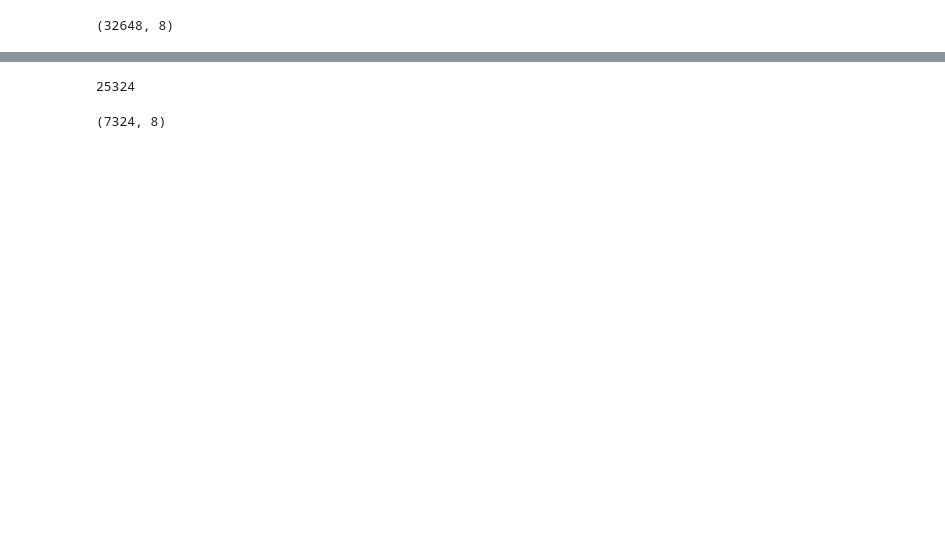
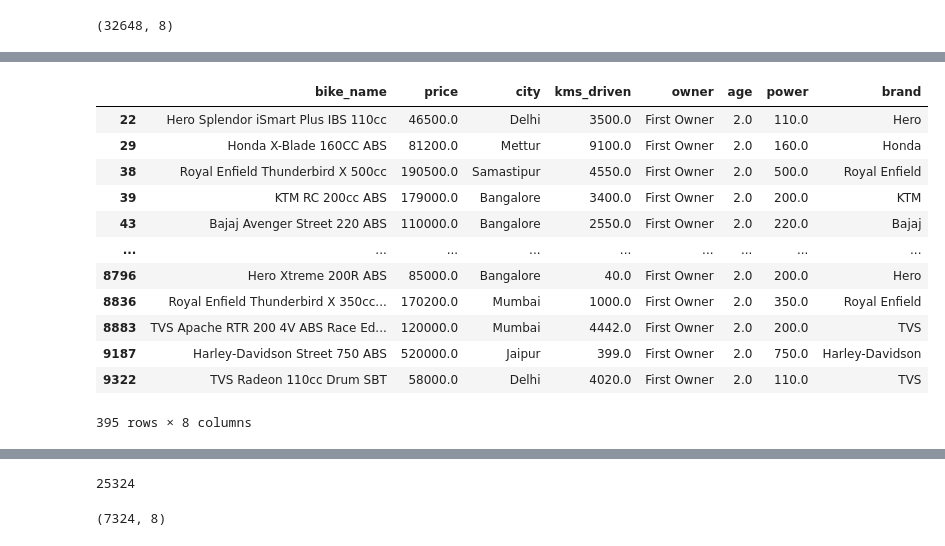
Before and after one commit to Harshit-Kandoi/upflairs, a Jupyter notebook: Pandas 2.0.ipynb, the cells around one changed output, grey strips where cells are left out. Saved outputs shown, nothing was run; the diff lists cells and outputs as text; code cells hidden in the pictures; blank space fills up the shorter version.

```diff
--- a/Pandas 2.0.ipynb
+++ b/Pandas 2.0.ipynb
@@ -80,0 +311,16 @@ df.shape
+# %%
+df[df['age']<=2]    # data is filtering with conditions of age
+# %% [output]
+|  | bike_name | price | city | kms_driven | owner | age | power | brand |
+| 22 | Hero Splendor iSmart Plus IBS 110cc | 46500.0 | Delhi | 3500.0 | First Owner | 2.0 | 110.0 | Hero |
+| 29 | Honda X-Blade 160CC ABS | 81200.0 | Mettur | 9100.0 | First Owner | 2.0 | 160.0 | Honda |
+| 38 | Royal Enfield Thunderbird X 500cc | 190500.0 | Samastipur | 4550.0 | First Owner | 2.0 | 500.0 | Royal Enfield |
+| 39 | KTM RC 200cc ABS | 179000.0 | Bangalore | 3400.0 | First Owner | 2.0 | 200.0 | KTM |
+| 43 | Bajaj Avenger Street 220 ABS | 110000.0 | Bangalore | 2550.0 | First Owner | 2.0 | 220.0 | Bajaj |
+| ... | ... | ... | ... | ... | ... | ... | ... | ... |
+| 8796 | Hero Xtreme 200R ABS | 85000.0 | Bangalore | 40.0 | First Owner | 2.0 | 200.0 | Hero |
+| 8836 | Royal Enfield Thunderbird X 350cc... | 170200.0 | Mumbai | 1000.0 | First Owner | 2.0 | 350.0 | Royal Enfield |
+| 8883 | TVS Apache RTR 200 4V ABS Race Ed... | 120000.0 | Mumbai | 4442.0 | First Owner | 2.0 | 200.0 | TVS |
+| 9187 | Harley-Davidson Street 750 ABS | 520000.0 | Jaipur | 399.0 | First Owner | 2.0 | 750.0 | Harley-Davidson |
+| 9322 | TVS Radeon 110cc Drum SBT | 58000.0 | Delhi | 4020.0 | First Owner | 2.0 | 110.0 | TVS |
+395 rows × 8 columns
```
Also changed, not shown: parts of 90 cells of this notebook, 1 other file.
